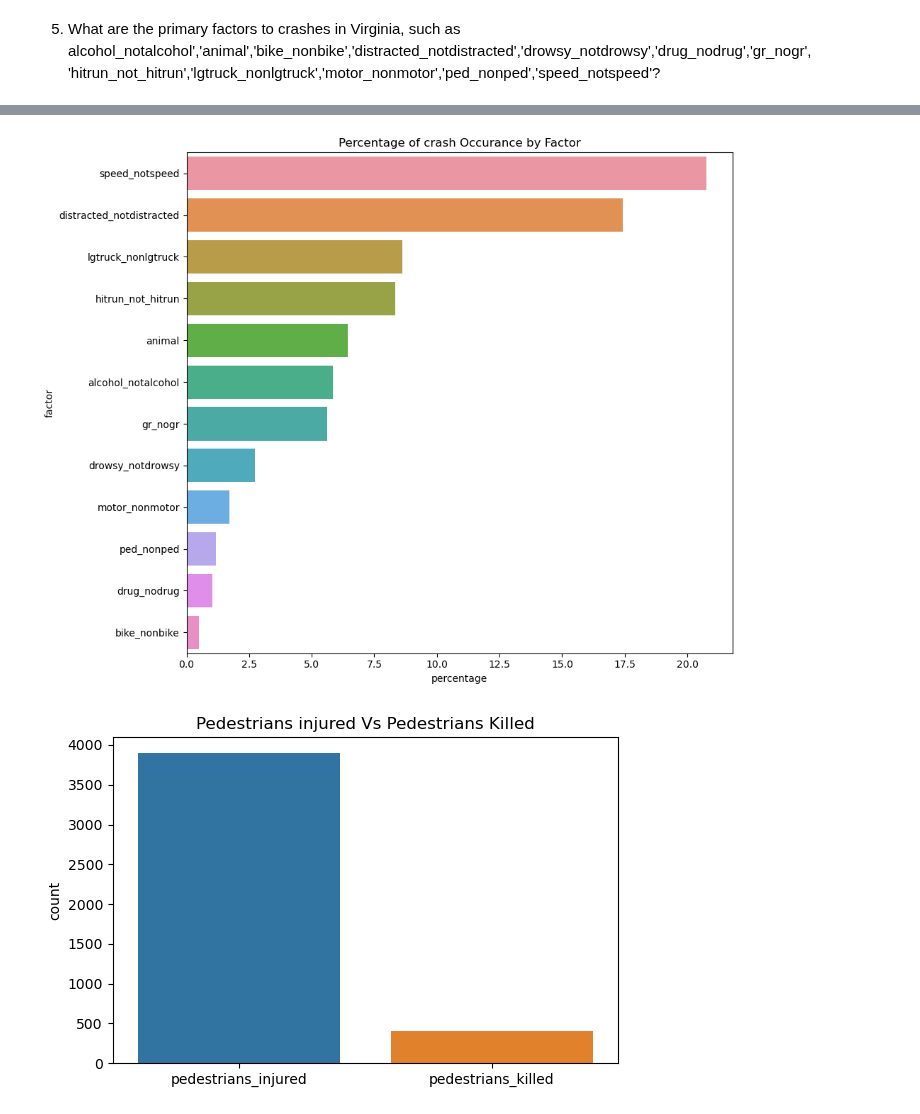
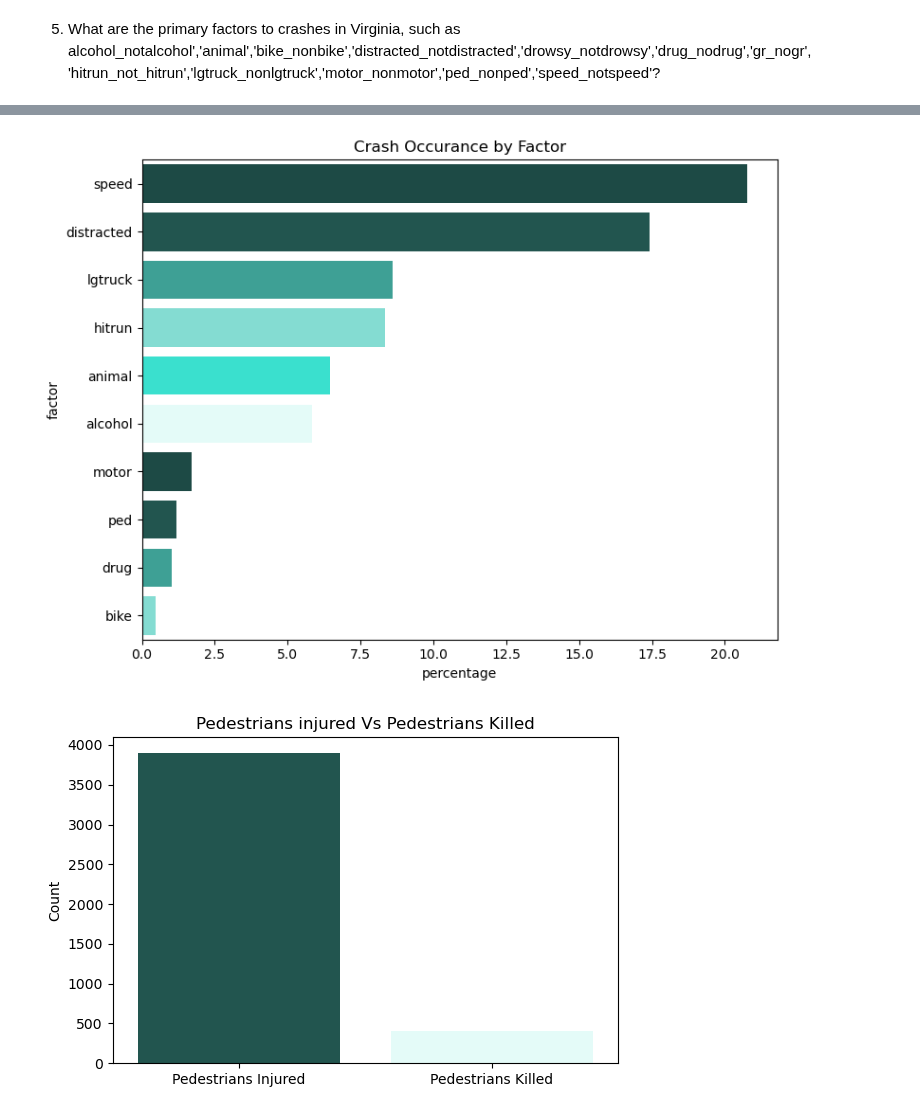
Before and after one commit to Eliab16/VDOT-crash-analysis, a Jupyter notebook: notebooks/VDOT_Analysis.ipynb, the cells around one changed output, grey strips where cells are left out. Saved outputs shown, nothing was run; the diff lists cells and outputs as text; code cells hidden in the pictures.

```diff
--- a/notebooks/VDOT_Analysis.ipynb
+++ b/notebooks/VDOT_Analysis.ipynb
@@ -462,4 +586,15 @@ plt.show()
 5. What are the primary factors to crashes in Virginia,
 such as alcohol_notalcohol','animal','bike_nonbike','distracted_notdistracted','drowsy_notdrowsy','drug_nodrug','gr_nogr',
                    'hitrun_not_hitrun','lgtruck_nonlgtruck','motor_nonmotor','ped_nonped','speed_notspeed'?
+# %%
+crash_data2 = crash_data2.rename(columns={'alcohol_notalcohol': 'alcohol'})
+crash_data2 = crash_data2.rename(columns={'bike_nonbike': 'bike'})
+crash_data2 = crash_data2.rename(columns={'distracted_notdistracted': 'distracted'})
+crash_data2 = crash_data2.rename(columns={'drug_nodrug': 'drug'})
+crash_data2 = crash_data2.rename(columns={'hitrun_not_hitrun': 'hitrun'})
+crash_data2 = crash_data2.rename(columns={'lgtruck_nonlgtruck': 'lgtruck'})
+crash_data2 = crash_data2.rename(columns={'intersection_type_cd': 'intersectiontype'})
+crash_data2 = crash_data2.rename(columns={'motor_nonmotor': 'motor'})
+crash_data2 = crash_data2.rename(columns={'ped_nonped': 'ped'})
+crash_data2 = crash_data2.rename(columns={'speed_notspeed': 'speed'})
 # %%
@@ -490,14 +613,14 @@ Name: alcohol_notalcohol, dtype: float64
 # %%
-crash_data2['alcohol_notalcohol'] = crash_data2['alcohol_notalcohol'].astype('Int64')
+crash_data2['alcohol'] = crash_data2['alcohol'].astype('Int64')
 crash_data2['animal'] = crash_data2['animal'].astype('Int64')
-crash_data2['bike_nonbike'] = crash_data2['bike_nonbike'].astype('Int64')
-crash_data2['distracted_notdistracted'] = crash_data2['distracted_notdistracted'].astype('Int64')
-crash_data2['drowsy_notdrowsy'] = crash_data2['drowsy_notdrowsy'].astype('Int64')
-crash_data2['drug_nodrug'] = crash_data2['drug_nodrug'].astype('Int64')
-crash_data2['gr_nogr'] = crash_data2['gr_nogr'].astype('Int64')
-crash_data2['hitrun_not_hitrun'] = crash_data2['hitrun_not_hitrun'].astype('Int64')
-crash_data2['lgtruck_nonlgtruck'] = crash_data2['lgtruck_nonlgtruck'].astype('Int64')
-crash_data2['motor_nonmotor'] = crash_data2['motor_nonmotor'].astype('Int64')
-crash_data2['ped_nonped'] = crash_data2['ped_nonped'].astype('Int64')
-crash_data2['speed_notspeed'] = crash_data2['speed_notspeed'].astype('Int64')
+crash_data2['bike'] = crash_data2['bike'].astype('Int64')
+crash_data2['distracted'] = crash_data2['distracted'].astype('Int64')
+# crash_data2['drowsy_notdrowsy'] = crash_data2['drowsy_notdrowsy'].astype('Int64')
+crash_data2['drug'] = crash_data2['drug'].astype('Int64')
+# crash_data2['gr_nogr'] = crash_data2['gr_nogr'].astype('Int64')
+crash_data2['hitrun'] = crash_data2['hitrun'].astype('Int64')
+crash_data2['lgtruck'] = crash_data2['lgtruck'].astype('Int64')
+crash_data2['motor'] = crash_data2['motor'].astype('Int64')
+crash_data2['ped'] = crash_data2['ped'].astype('Int64')
+crash_data2['speed'] = crash_data2['speed'].astype('Int64')
 # %%
@@ -518,6 +641,6 @@ Name: alcohol_notalcohol, Length: 346532, dtype: Int64
 # %%
-factors =['alcohol_notalcohol','animal','bike_nonbike','distracted_notdistracted','drowsy_notdrowsy','drug_nodrug','gr_nogr',
-                   'hitrun_not_hitrun','lgtruck_nonlgtruck','motor_nonmotor','ped_nonped','speed_notspeed']
+factors =['alcohol','animal','bike','distracted','drug',
+                   'hitrun','lgtruck','motor','ped','speed']
 # %%
 percentage_dict={}
 # %%
@@ -544,27 +665,30 @@ percentage_crash_data
 # %%
 percentage_crash_data.sort_values(by='percentage',ascending=False,inplace=True)
 # %%
-plt.figure(figsize=(10,8))
-sns.barplot(x='percentage',y = 'factor',data =percentage_crash_data)
-plt.title('Percentage of crash Occurance by Factor')
+colors=[]
+custom_palette=['#FFE4C4']
+plt.figure(figsize=(8,6))
+sns.barplot(x='percentage',y = 'factor',data =percentage_crash_data,palette=colors2)
+plt.title('Crash Occurance by Factor')
 plt.xlabel('percentage')
 plt.ylabel('factor')
 plt.tight_layout()
 plt.savefig('Percentage of crash Occurance by Factor.jpg', format='jpg')
 plt.show()
 # %% [output]
-[figure, old version]
+[figure, new version]
 # %%
+# colors=['#8B4513','#FFA500']
 plt.figure(figsize=(6,4))
-sns.barplot(x=['pedestrians_injured','pedestrians_killed'],y =[crash_data2['pedestrians_injured'].sum(),
-crash_data2['pedestrians_killed'].sum()])
+sns.barplot(x=['Pedestrians Injured','Pedestrians Killed'],y =[crash_data2['pedestrians_injured'].sum(),
+crash_data2['pedestrians_killed'].sum()],palette = colors2)
 plt.title('Pedestrians injured Vs Pedestrians Killed')
-plt.ylabel('count')
+plt.ylabel('Count')
 plt.tight_layout()
 plt.savefig('Pedstrians.jpg', format='jpg')
 plt.show()
 # %% [output]
-[figure, old version]
+[figure, new version]
 # %%
 total_injured = crash_data2['pedestrians_injured'].sum()
 total_killed = crash_data2['pedestrians_killed'].sum()
```
Also changed, not shown: parts of 87 cells of this notebook.
